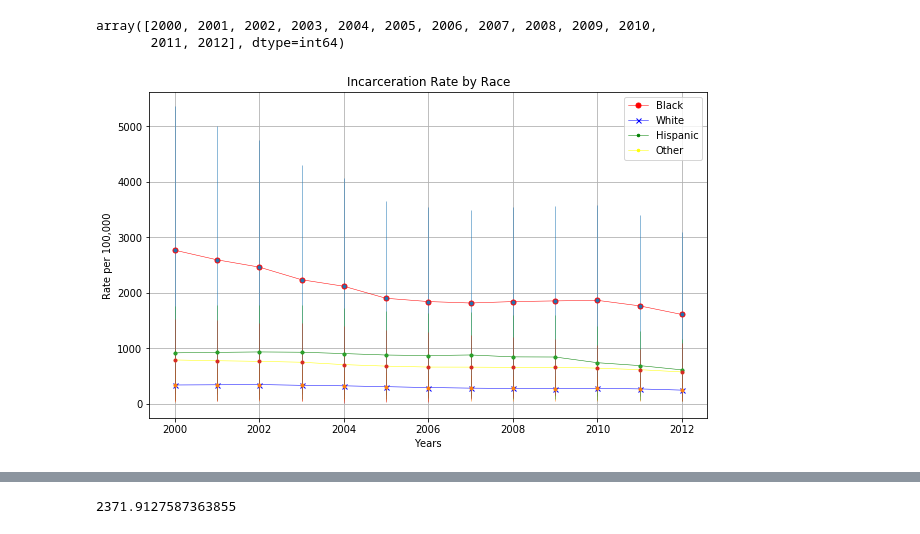
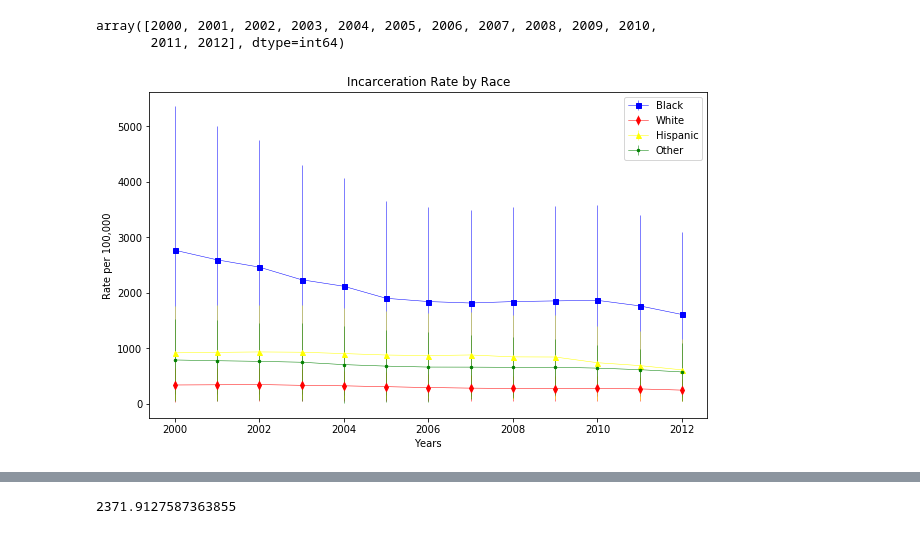
Before and after one commit to Gary-Schulke/Practice_Repo, a Jupyter notebook: data_exploration/cleaning_imprisionment_rates.ipynb, the cells around one changed output, grey strips where cells are left out. Cells and saved outputs as stored; diff of their text form; code cells hidden in the pictures.

Commit message:
Cleaned up graphs and workbook

```diff
--- a/data_exploration/cleaning_imprisionment_rates.ipynb
+++ b/data_exploration/cleaning_imprisionment_rates.ipynb
@@ -125,11 +145,11 @@ sem_sex_df.head()
 clr={} #[] = marker, markercolor, markersize, linecolor linewidth
 clr['Male'] =   ['.', 'orange', 5, 'orange', 1]
 clr['Female'] = ['^', 'blue', 5, 'blue', 1]
-clr['MF'] = ['o', 'green', 5, 'green', 1]
+clr['MF'] = ['s', 'green', 5, 'green', 1]
 clr['Black'] = ['s', 'blue', 5, 'blue', 1]
 clr['White'] = ['d', 'red', 5, 'red', 1]
 clr['Hispanic'] = ['^', 'yellow', 5, 'yellow', 1]
-clr['Other'] = ['s', 'green', 5, 'green', 1]
+clr['Other'] = ['.', 'green', 5, 'green', 1]
 # %%
 
 fig, ax = plt.subplots(figsize=(10,6))
@@ -215,32 +231,27 @@ array([2000, 2001, 2002, 2003, 2004, 2005, 2006, 2007, 2008, 2009, 2010,
 # %%
 fig, ax = plt.subplots(figsize=(10,6))
 x_axis = mean_race_df["Year"].tolist()
 black_mean = mean_race_df["Black, non-Hispanic"].tolist()
 white_mean = mean_race_df["White, non-Hispanic"].tolist()
 hispanic_mean = mean_race_df["Hispanic"].tolist()
 other_mean = mean_race_df["Total"].tolist()
 
 black_err = race_err_df["Black, non-Hispanic"].tolist()
 white_err = race_err_df["White, non-Hispanic"].tolist()
 hispanic_err = race_err_df["Hispanic"].tolist()
 other_err = race_err_df["Other race, non-Hispanic"].tolist()
 
-plt.plot( x_axis, black_mean, label='Black', marker='o', color='red', markerfacecolor='red', markersize=5, linewidth=0.5)
-plt.plot( x_axis, white_mean, label='White', marker='x', color='blue',markerfacecolor='blue', markersize=5, linewidth=0.5)
-plt.plot( x_axis, hispanic_mean, label='Hispanic', marker='.', color='green', markerfacecolor='green', markersize=5, linewidth=0.5)
-plt.plot( x_axis, other_mean, label='Other', marker='.', color='yellow', markerfacecolor='yellow', markersize=5, linewidth=0.5)
-
-ax.errorbar(x_axis, black_mean, black_err, fmt=".", linewidth=0.5)
-ax.errorbar(x_axis, white_mean, white_err, fmt=".", linewidth=0.5)
-ax.errorbar(x_axis, hispanic_mean, hispanic_err, fmt=".", linewidth=0.5)
-ax.errorbar(x_axis, other_mean, other_err, fmt=".", linewidth=0.5)
+ax.errorbar(x_axis, black_mean, black_err, label='Black', marker=clr['Black'][0], color=clr['Black'][1], markerfacecolor=clr['Black'][1], markersize=5, linewidth=0.5)
+ax.errorbar(x_axis, white_mean, white_err, label='White', marker=clr['White'][0], color=clr['White'][1],markerfacecolor=clr['White'][1], markersize=5, linewidth=0.5)
+ax.errorbar(x_axis, hispanic_mean, hispanic_err, label='Hispanic', marker=clr['Hispanic'][0], color=clr['Hispanic'][1], markerfacecolor=clr['Hispanic'][1], markersize=5, linewidth=0.5)
+ax.errorbar(x_axis, other_mean, other_err, label='Other', marker=clr['Other'][0], color=clr['Other'][1], markerfacecolor=clr['Other'][1], markersize=5, linewidth=0.5)
 
 plt.title("Incarceration Rate by Race")
 plt.xlabel("Years")
 plt.ylabel("Rate per 100,000")
-plt.grid()
+#plt.grid()
 plt.legend()
-plt.savefig('../IncarcerationRateByRace.png')
+plt.savefig('../IncarcerationRateByRace_gridless.png')
 plt.show()
 # %% [output]
-[figure, old version]
+[figure, new version]
```
Also changed, not shown: parts of 9 cells of this notebook.
